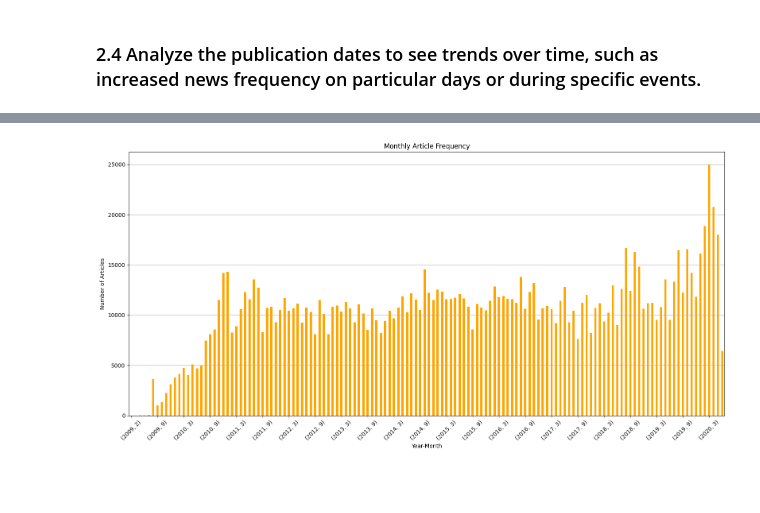
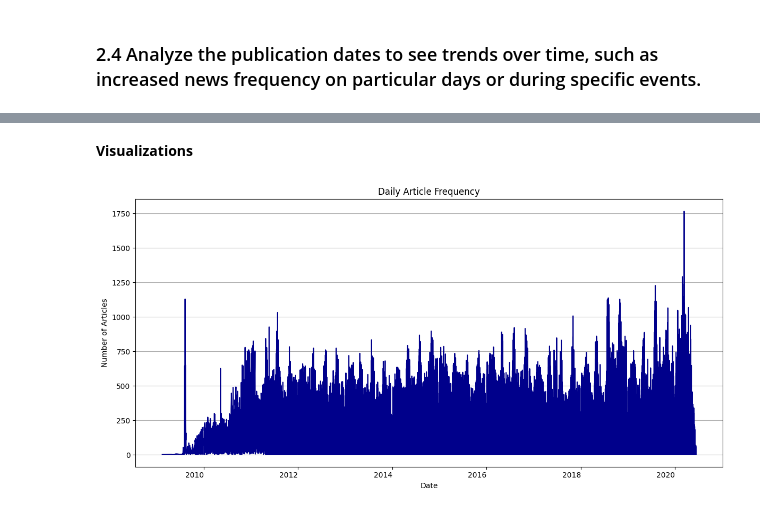
Before and after one commit to zereay74/Kaim-week-1, a Jupyter notebook: notebooks/week 1 task-1 notebook.ipynb, the cells around one changed output, grey strips where cells are left out. Saved outputs shown, nothing was run; the diff lists cells and outputs as text; code cells hidden in the pictures; blank space fills up the shorter version.

```diff
--- a/notebooks/week 1 task-1 notebook.ipynb
+++ b/notebooks/week 1 task-1 notebook.ipynb
@@ -127,3 +170,0 @@ data['date'] = data['date'].apply(parse_mixed_dates)
-# %%
-# Ensure all dates are datetime objects and convert to UTC
-data['date'] = pd.to_datetime(data['date'], utc=True)
@@ -172,6 +170,0 @@ datetime64[ns, UTC]
-# %%
-#Extract time features
-data['year'] = data['date'].dt.year
-data['month'] = data['date'].dt.month
-data['day'] = data['date'].dt.day
-data['day_of_week'] = data['date'].dt.day_name()
@@ -232,15 +184,15 @@ plt.show()
-# %%
-# Bar plot with reduced x-axis labels
-ax = monthly_counts.plot(kind='bar', figsize=(16, 8), color='orange', title="Monthly Article Frequency")
-plt.xlabel("Year-Month")
-plt.ylabel("Number of Articles")
-plt.grid(axis='y')
-
-# Reduce number of x-axis labels
-ticks_to_display = range(0, len(monthly_counts), 6)  # Show every 6th label
-ax.set_xticks(ticks_to_display)
-ax.set_xticklabels(monthly_counts.index[ticks_to_display], rotation=45)
-plt.tight_layout()
-plt.show()
-# %% [output]
-[figure, removed]
+# %% [markdown]
+**Visualizations**
+# %%
+# Daily Trend
+plot_trends(
+    data=daily_counts,
+    title="Daily Article Frequency",
+    x_label="Date",
+    y_label="Number of Articles",
+    plot_type='line',
+    figsize=(12, 6),
+    color='darkblue'
+)
+# %% [output]
+[figure, added]
```
Also changed, not shown: parts of 37 cells of this notebook, 1 other file.
